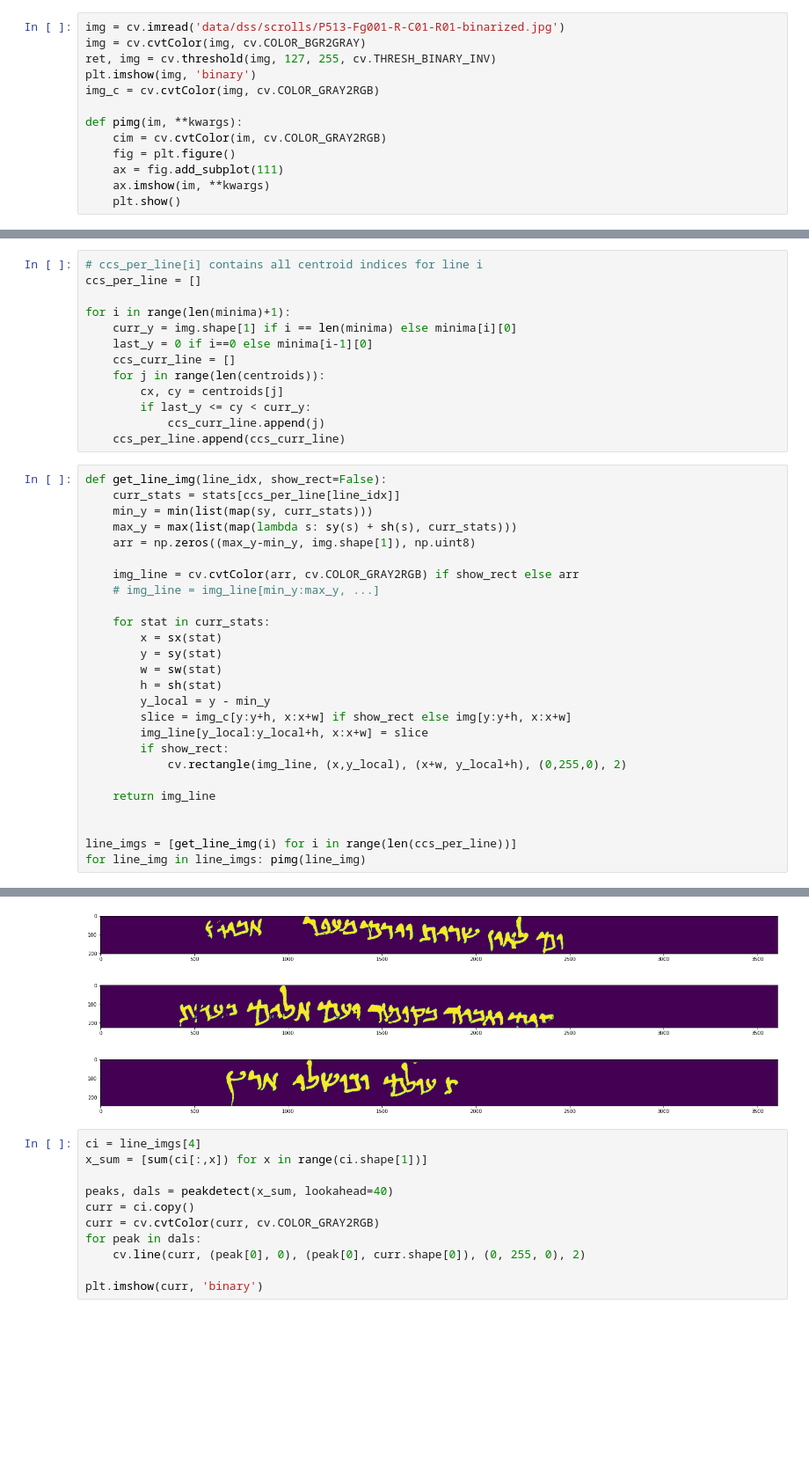
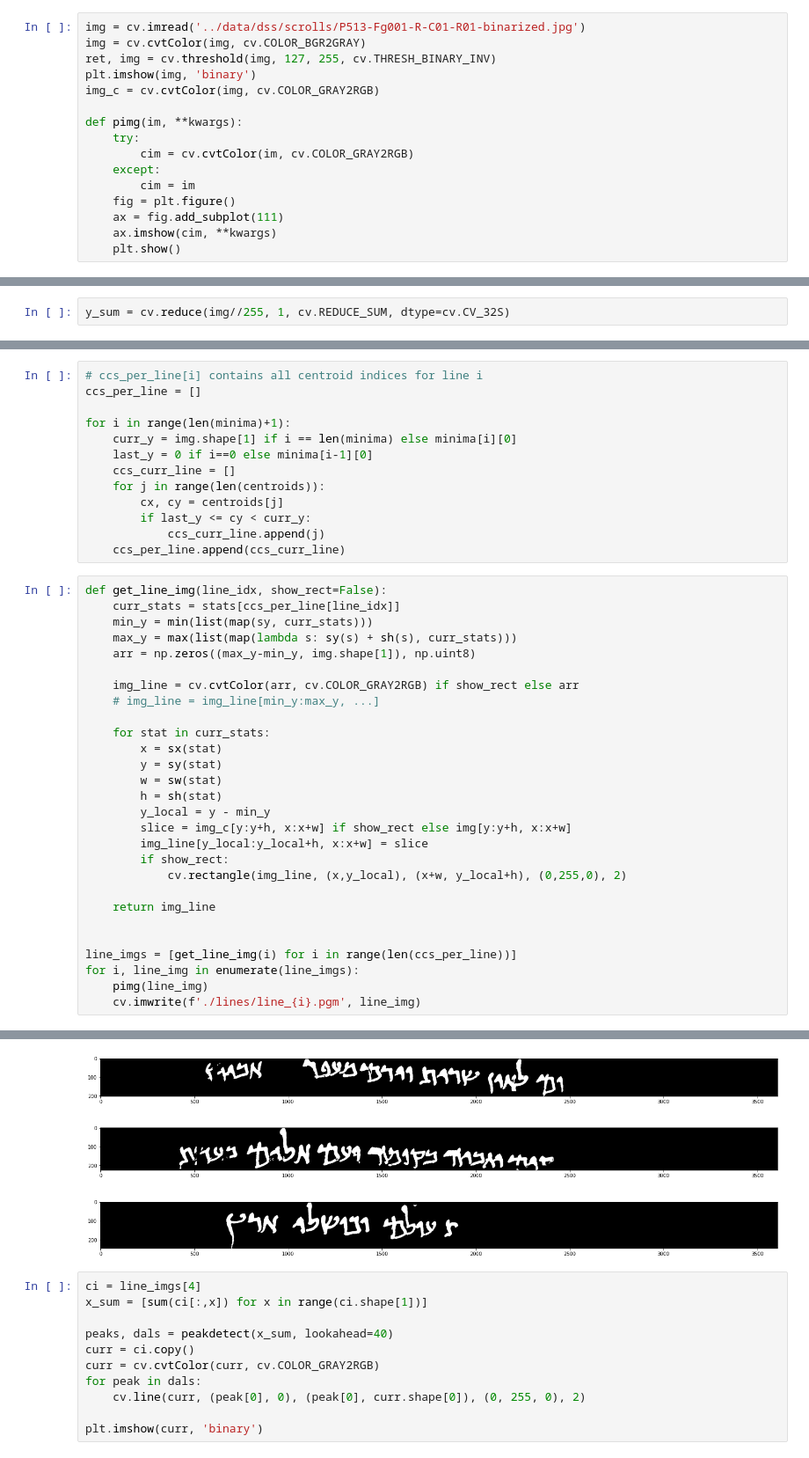
Before and after one commit to Leander-van-Boven/Handwriting_Recognition, a Jupyter notebook: jesper_tests/line_segmentation.ipynb, the cells around one changed output, grey strips where cells are left out. Shown at 88% size. Drawn from its saved outputs; the diff is of its cells as text; blank space fills up the shorter version.

```diff
--- a/testing.ipynb
+++ b/jesper_tests/line_segmentation.ipynb
@@ -11,17 +11,20 @@ plt.rcParams['figure.figsize'] = [25, 15]
 
 Load data
 # %%
-img = cv.imread('data/dss/scrolls/P513-Fg001-R-C01-R01-binarized.jpg')
+img = cv.imread('../data/dss/scrolls/P513-Fg001-R-C01-R01-binarized.jpg')
 img = cv.cvtColor(img, cv.COLOR_BGR2GRAY)
 ret, img = cv.threshold(img, 127, 255, cv.THRESH_BINARY_INV)
 plt.imshow(img, 'binary')
 img_c = cv.cvtColor(img, cv.COLOR_GRAY2RGB)
 
 def pimg(im, **kwargs):
-    cim = cv.cvtColor(im, cv.COLOR_GRAY2RGB)
+    try:
+        cim = cv.cvtColor(im, cv.COLOR_GRAY2RGB)
+    except:
+        cim = im
     fig = plt.figure()
     ax = fig.add_subplot(111)
-    ax.imshow(im, **kwargs)
+    ax.imshow(cim, **kwargs)
     plt.show()
 # %% [output]
 [figure]
@@ -35,3 +39,5 @@ x_sum = [sum(img[:,y]) for y in range(img.shape[1])]
+# %%
+y_sum = cv.reduce(img//255, 1, cv.REDUCE_SUM, dtype=cv.CV_32S)
 # %%
 from peakdetect import peakdetect
 
@@ -125,5 +131,7 @@ def get_line_img(line_idx, show_rect=False):
 
 
 line_imgs = [get_line_img(i) for i in range(len(ccs_per_line))]
-for line_img in line_imgs: pimg(line_img)
+for i, line_img in enumerate(line_imgs):
+    pimg(line_img)
+    cv.imwrite(f'./lines/line_{i}.pgm', line_img)
 # %% [output]
@@ -137,6 +145,6 @@ for line_img in line_imgs: pimg(line_img)
-[figure, old version]
+[figure, new version]
-[figure, old version]
+[figure, new version]
-[figure, old version]
+[figure, new version]
 # %%
 ci = line_imgs[4]
 x_sum = [sum(ci[:,x]) for x in range(ci.shape[1])]
```
Also changed, not shown: parts of 7 cells of this notebook, 4 other files.
